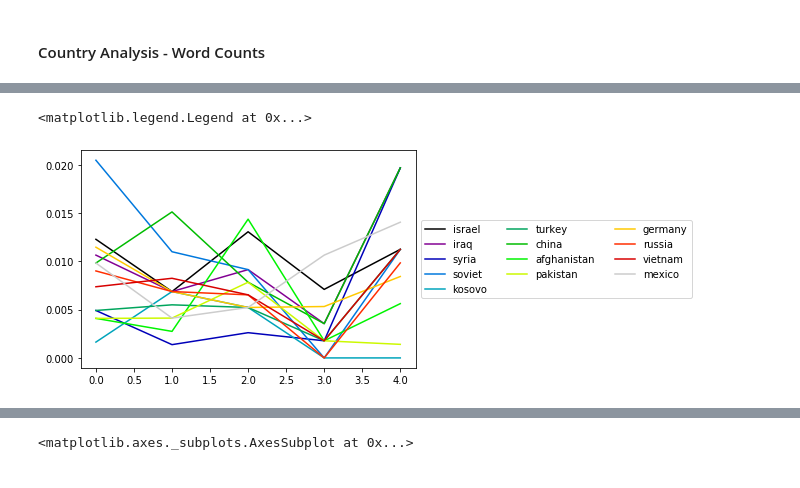
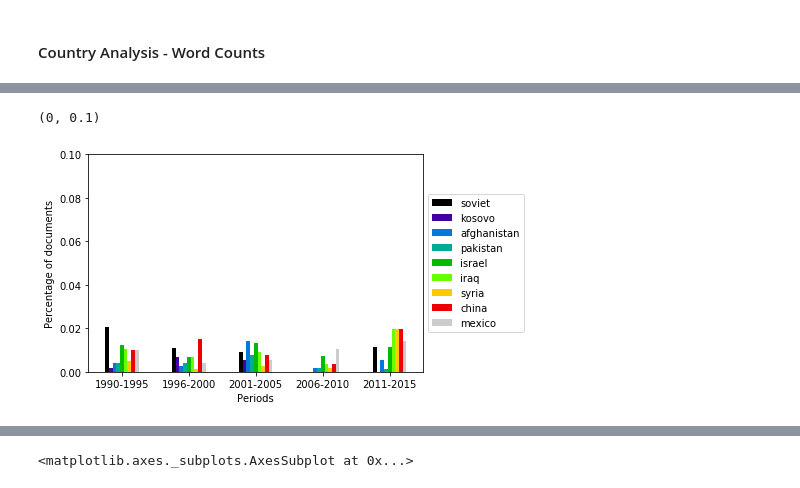
Before and after one commit to rachel-ker/refugeediscourse, a Jupyter notebook: final_data_analysis.ipynb, the cells around one changed output, grey strips where cells are left out. Cells and saved outputs as stored; diff of their text form; code cells hidden in the pictures.

```diff
--- a/final_data_analysis.ipynb
+++ b/final_data_analysis.ipynb
@@ -818,7 +970,7 @@ plt.legend(loc='center left', bbox_to_anchor=(1, 0.5),ncol=3)
 countrycounts_right = get_country_counts(data_right)
 countrycounts_right['total'] = [len(data[data['period']==i])for i in countrycounts_right.index]
 countrycounts_rightpc = countrycounts_right.apply(lambda x: x/countrycounts_right['total'])
-countrycounts_rightpc.drop(columns=['total','united states'], inplace=True)
+countrycounts_rightpc.drop(columns=['total'], inplace=True)
 # %%
 countrycounts_rightpc.plot(colormap='nipy_spectral')
 plt.legend(loc='center left', bbox_to_anchor=(1, 0.5),ncol=8)
@@ -828,8 +980,12 @@ plt.legend(loc='center left', bbox_to_anchor=(1, 0.5),ncol=8)
-# %%
-selected=['israel','iraq','syria','soviet','kosovo','turkey','china','afghanistan',
-          'pakistan','germany','russia','vietnam','mexico']
-countrycounts_rightpc[selected].plot(colormap='nipy_spectral')
-plt.legend(loc='center left', bbox_to_anchor=(1, 0.5),ncol=3)
-# %% [output]
-<matplotlib.legend.Legend at 0x...>
-[figure, removed]
+# %%
+selected = ['soviet', 'kosovo', 'afghanistan','pakistan','israel','iraq','syria','china','mexico']
+countrycounts_rightpc[selected].plot(kind='bar', colormap='nipy_spectral')
+plt.legend(loc='center left', bbox_to_anchor=(1, 0.5),ncol=1)
+plt.ylabel('Percentage of documents')
+plt.xlabel('Periods')
+plt.xticks(np.arange(0, 5, 1),("1990-1995","1996-2000","2001-2005","2006-2010","2011-2015"), rotation='horizontal')
+plt.ylim(0, 0.10)
+#plt.title("Percentage of documents that a country appears in over time in conservative media")
+# %% [output]
+(0, 0.1)
+[figure, added]
```
Also changed, not shown: parts of 20 cells of this notebook.
